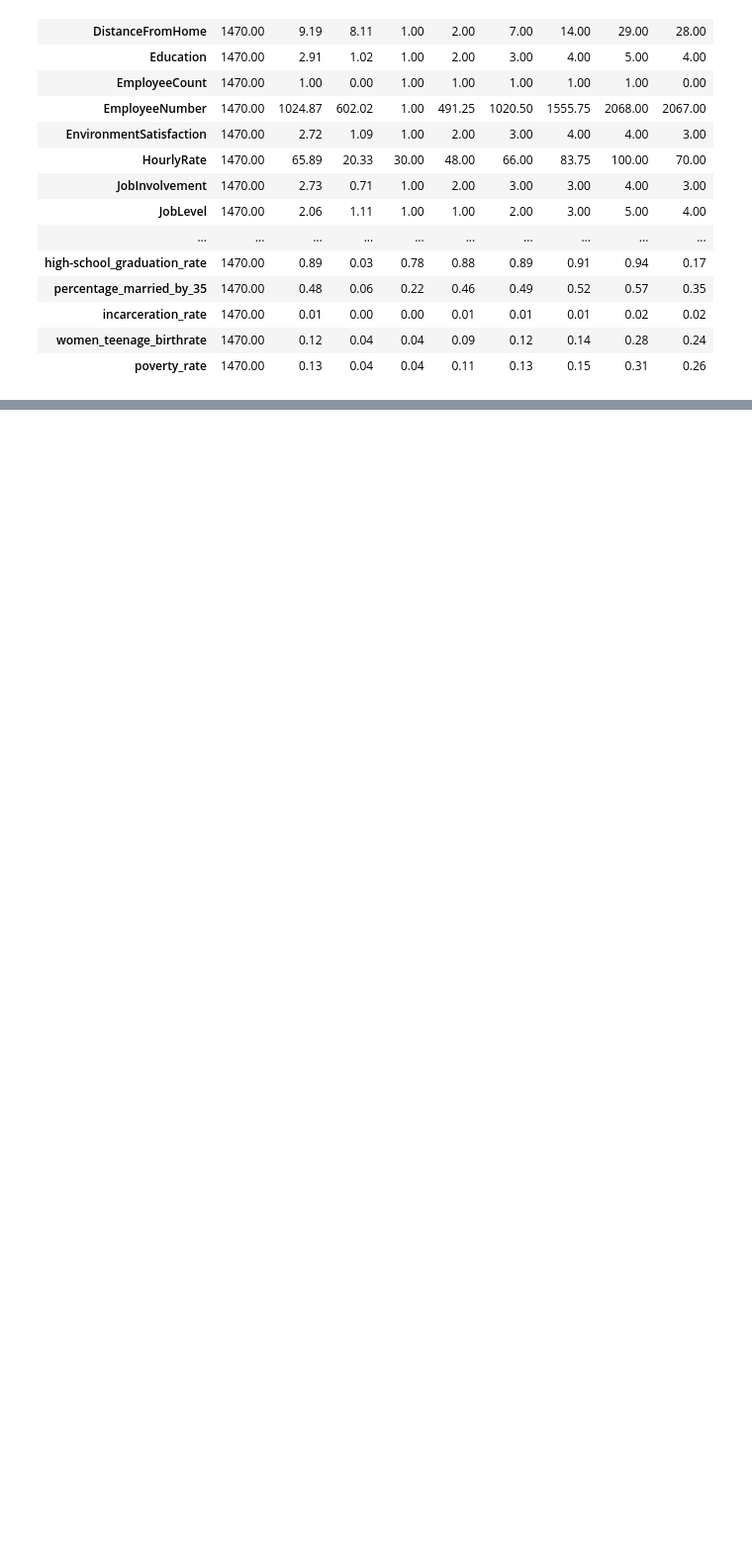
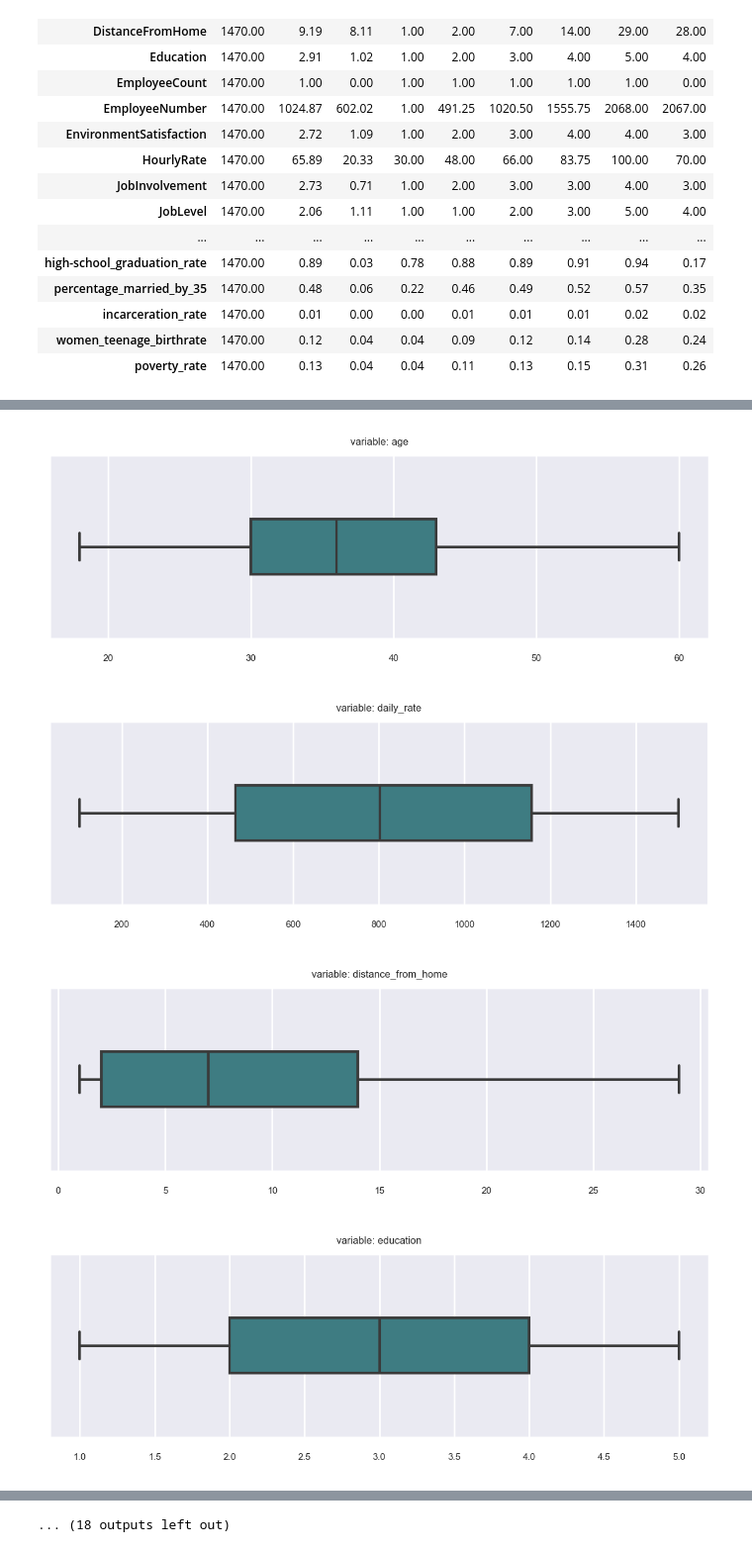
Before and after one commit to mijailmariano/drivers_of_workplace_equity, a Jupyter notebook: exploration.ipynb, the cells around one changed output, grey strips where cells are left out. Shown at 99% size. Saved outputs shown, nothing was run; the diff lists cells and outputs as text; code cells hidden in the pictures; blank space fills up the shorter version.

```diff
--- a/exploration.ipynb
+++ b/exploration.ipynb
@@ -360,0 +442,7 @@ plt.show
+# %%
+# can consider removing/dropping the following features/columns
+# "over_18": all employees meet this criteria
+# "employee_count": redundant information
+
+df = acquire.clean_equity_df(df)
+df.head()
@@ -360,0 +457,9 @@ plt.show
+# %%
+# classifiying features by data type = discrete/categorical or continuous
+
+disc_lst = df.select_dtypes(exclude = "number").columns.sort_values().tolist()
+cont_lst = df.select_dtypes(include = "number").columns.sort_values().tolist()
+
+print(f'discrete variables:\n{disc_lst}')
+print()
+print(f'continuous variables:\n{cont_lst}')
@@ -360,0 +472,21 @@ plt.show
+# %%
+# box plots for continuous variables: are there outliers in the features?
+
+for col in cont_lst:
+    plt.figure(figsize = (7, 2))
+
+    sns.boxplot(
+        df[col],
+        orient = "h",
+        palette = "crest",
+        width= 0.3)
+
+    plt.title(f'variable: {col}')
+    plt.ylabel(None)
+    plt.xlabel(None)
+    plt.show()
+# %% [output]
+[figure, added]
+[figure, added]
+[figure, added]
+[figure, added]
@@ -360,0 +501 @@ plt.show
+... (18 outputs left out)
```
Also changed, not shown: parts of 12 cells of this notebook, 1 other file.
